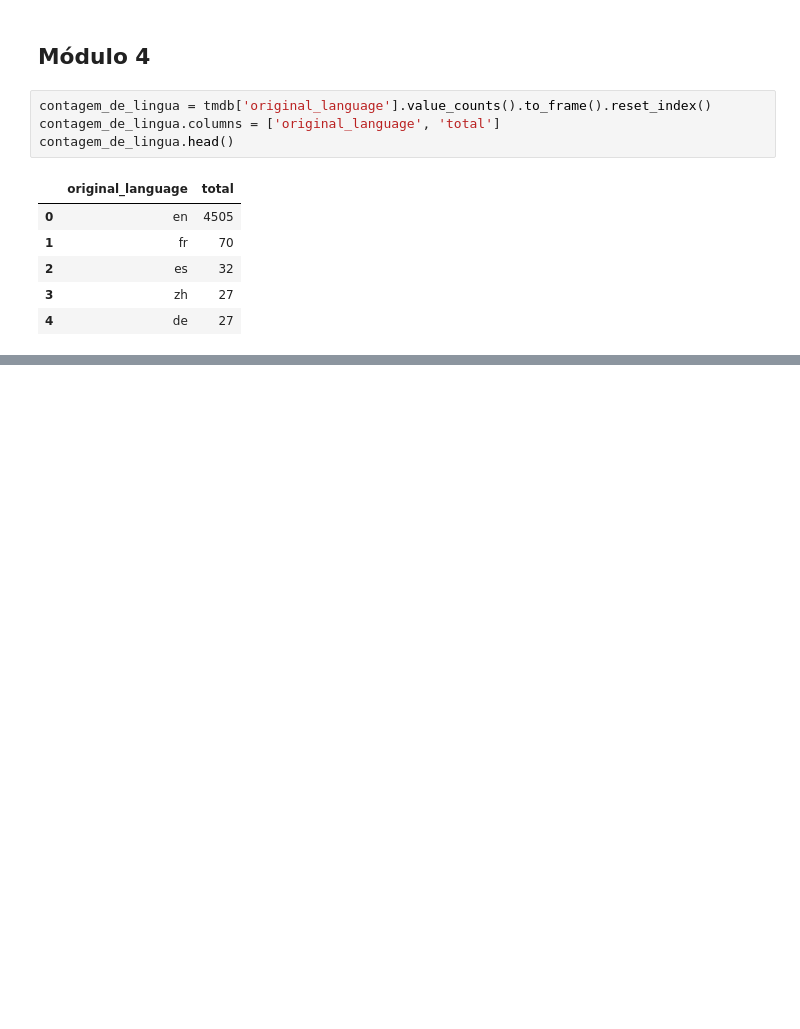
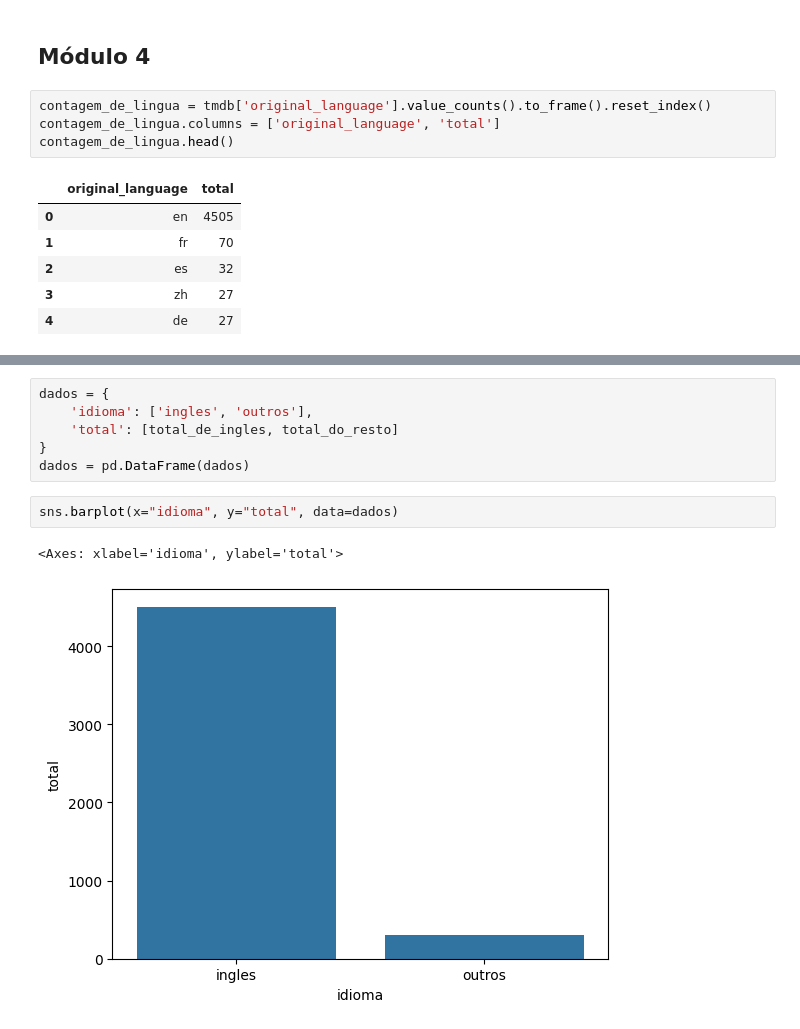
Before and after one commit to camilamlima/Formacao_Data_Science, a Jupyter notebook: Data Science: analise e visualização de dados/Introdução_a_Data_Science.ipynb, the cells around one changed output, grey strips where cells are left out. Saved outputs shown, nothing was run; the diff lists cells and outputs as text; blank space fills up the shorter version.

```diff
--- a/Data Science: analise e visualização de dados/Introdução_a_Data_Science.ipynb
+++ b/Data Science: analise e visualização de dados/Introdução_a_Data_Science.ipynb
@@ -203,0 +241,11 @@ sns.barplot(data = contagem_de_lingua)
+# %%
+dados = {
+    'idioma': ['ingles', 'outros'],
+    'total': [total_de_ingles, total_do_resto]
+}
+dados = pd.DataFrame(dados)
+# %%
+sns.barplot(x="idioma", y="total", data=dados)
+# %% [output]
+<Axes: xlabel='idioma', ylabel='total'>
+[figure, added]
```
Also changed, not shown: parts of 19 cells of this notebook.
